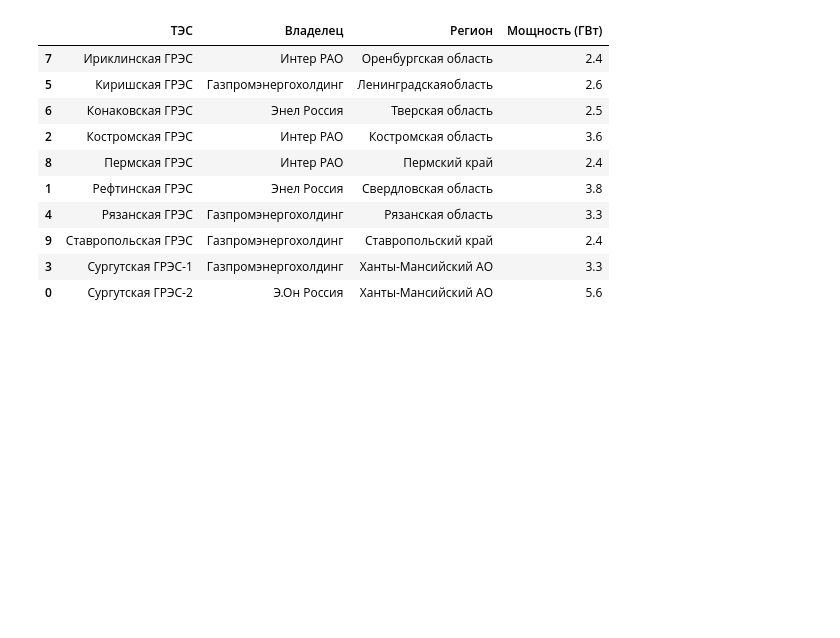
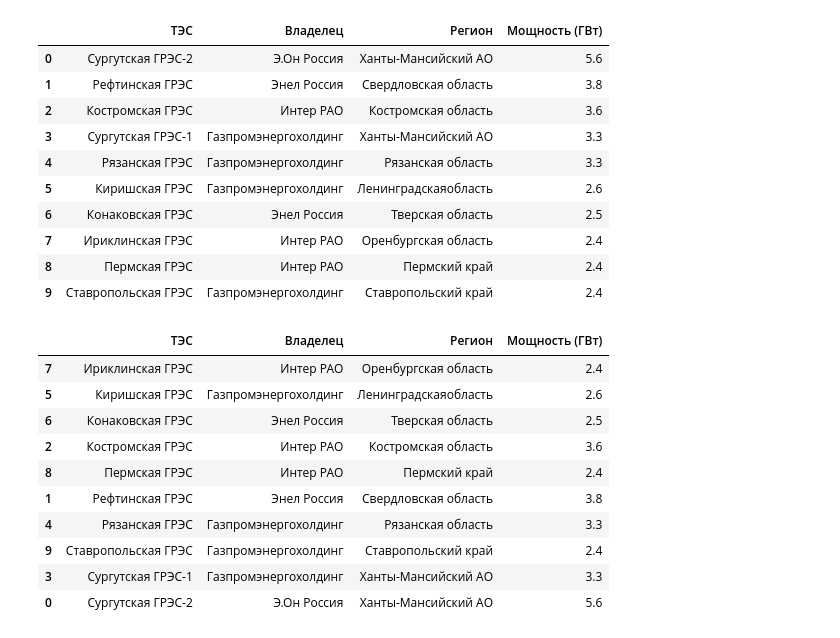
Before and after one commit to enelaill/My_First_Test_Repo, a Jupyter notebook: Лаба№3.ipynb, the cells around one changed output. Drawn from its saved outputs; the diff is of its cells as text; code cells hidden in the pictures; blank space fills up the shorter version.

```diff
--- a/Лаба№3.ipynb
+++ b/Лаба№3.ipynb
@@ -1,5 +1,22 @@
 # %% [markdown]
 <a href="https://colab.research.google.com/github/enelaill/My_First_Test_Repo/blob/main/%D0%9B%D0%B0%D0%B1%D0%B0%E2%84%963.ipynb" target="_parent"><img src="https://colab.research.google.com/assets/colab-badge.svg" alt="Open In Colab"/></a>
+# %%
+#Скопированная таблица с сайта https://www.kommersant.ru/doc/2645543
+df=pd.read_csv('energy.csv')
+df = df.dropna()
+df
+# %% [output]
+|  | ТЭС | Владелец | Регион | Мощность (ГВт) |
+| 0 | Сургутская ГРЭС-2 | Э.Он Россия | Ханты-Мансийский АО | 5.6 |
+| 1 | Рефтинская ГРЭС | Энел Россия | Свердловская область | 3.8 |
+| 2 | Костромская ГРЭС | Интер РАО | Костромская область | 3.6 |
+| 3 | Сургутская ГРЭС-1 | Газпромэнергохолдинг | Ханты-Мансийский АО | 3.3 |
+| 4 | Рязанская ГРЭС | Газпромэнергохолдинг | Рязанская область | 3.3 |
+| 5 | Киришская ГРЭС | Газпромэнергохолдинг | Ленинградскаяобласть | 2.6 |
+| 6 | Конаковская ГРЭС | Энел Россия | Тверская область | 2.5 |
+| 7 | Ириклинская ГРЭС | Интер РАО | Оренбургская область | 2.4 |
+| 8 | Пермская ГРЭС | Интер РАО | Пермский край | 2.4 |
+| 9 | Ставропольская ГРЭС | Газпромэнергохолдинг | Ставропольский край | 2.4 |
 # %%
 import pandas as pd
 import numpy as np
```
